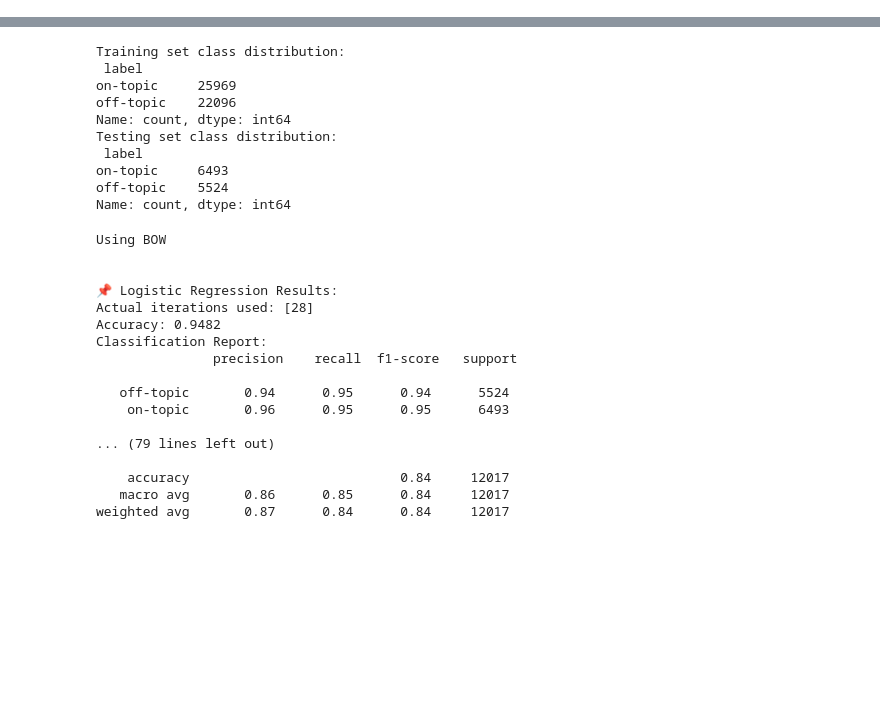
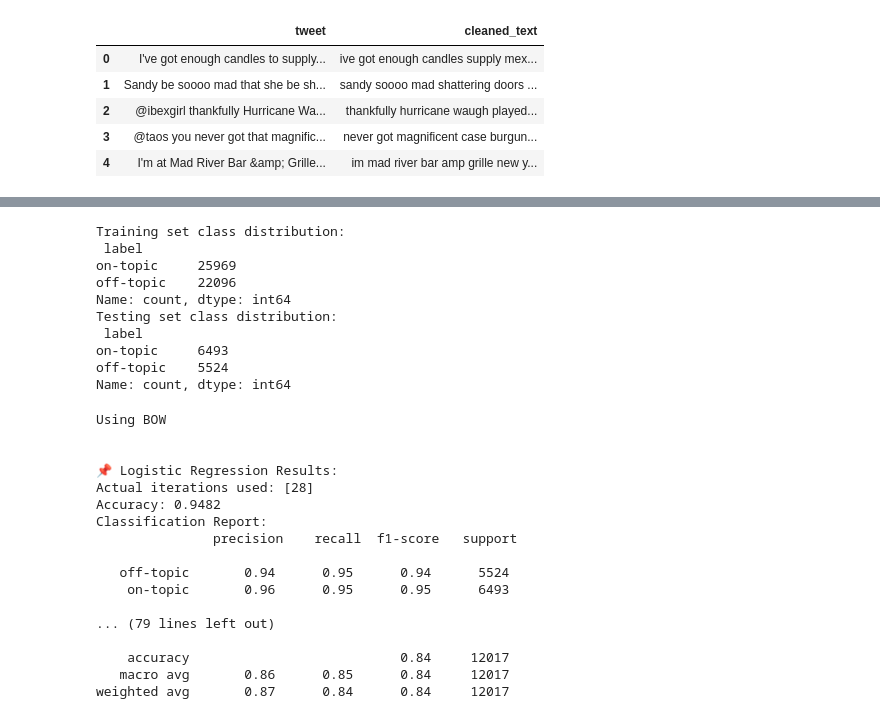
Before and after one commit to CHARVI1809/Diasaster-Relief-Information-Extraction, a Jupyter notebook: notebook/Disaster relief info extraction.ipynb, the cells around one changed output, grey strips where cells are left out. Saved outputs shown, nothing was run; the diff lists cells and outputs as text; code cells hidden in the pictures; blank space fills up the shorter version.

```diff
--- a/notebook/Disaster relief info extraction.ipynb
+++ b/notebook/Disaster relief info extraction.ipynb
@@ -35,0 +165,20 @@ df['cleaned_text'] = df['tweet'].apply(clean_text)
+# %%
+# Preprocessing function
+def clean_text(tweet):
+    tweet = re.sub(r"http\S+|www\S+|https\S+", '', tweet, flags=re.MULTILINE)  # Remove URLs
+    tweet = re.sub(r'\@\w+|\#', '', tweet)  # Remove mentions and hashtags
+    tweet = tweet.lower()  # Convert to lowercase
+    tweet = re.sub(r'[^\w\s]', '', tweet)  # Remove punctuation
+    tweet = " ".join([word for word in tweet.split() if word not in stop_words])  # Remove stopwords
+    return tweet
+
+# Apply text cleaning
+df['cleaned_text'] = df['tweet'].apply(clean_text)
+df[["tweet", "cleaned_text"]].head()
+# %% [output]
+|  | tweet | cleaned_text |
+| 0 | I've got enough candles to supply... | ive got enough candles supply mex... |
+| 1 | Sandy be soooo mad that she be sh... | sandy soooo mad shattering doors ... |
+| 2 | @ibexgirl thankfully Hurricane Wa... | thankfully hurricane waugh played... |
+| 3 | @taos you never got that magnific... | never got magnificent case burgun... |
+| 4 | I'm at Mad River Bar &amp; Grille... | im mad river bar amp grille new y... |
```
Also changed, not shown: parts of 7 cells of this notebook, 2 other files.
